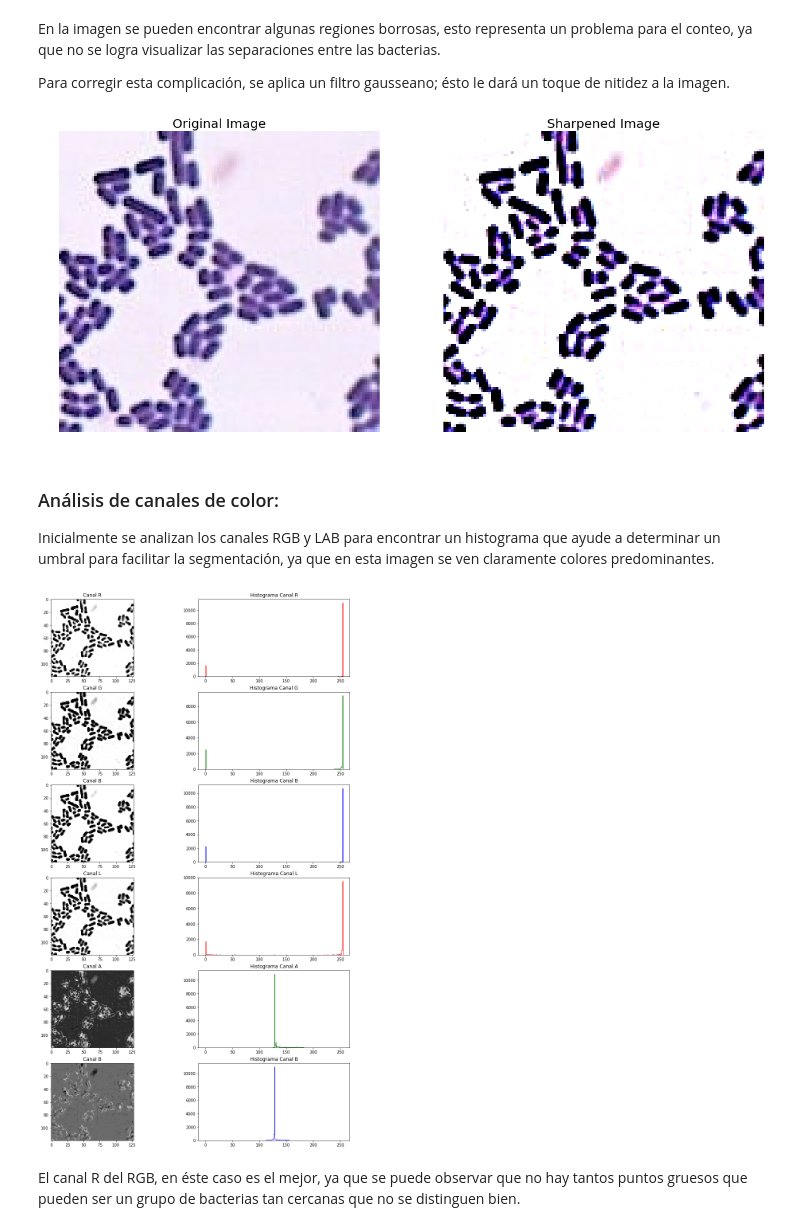
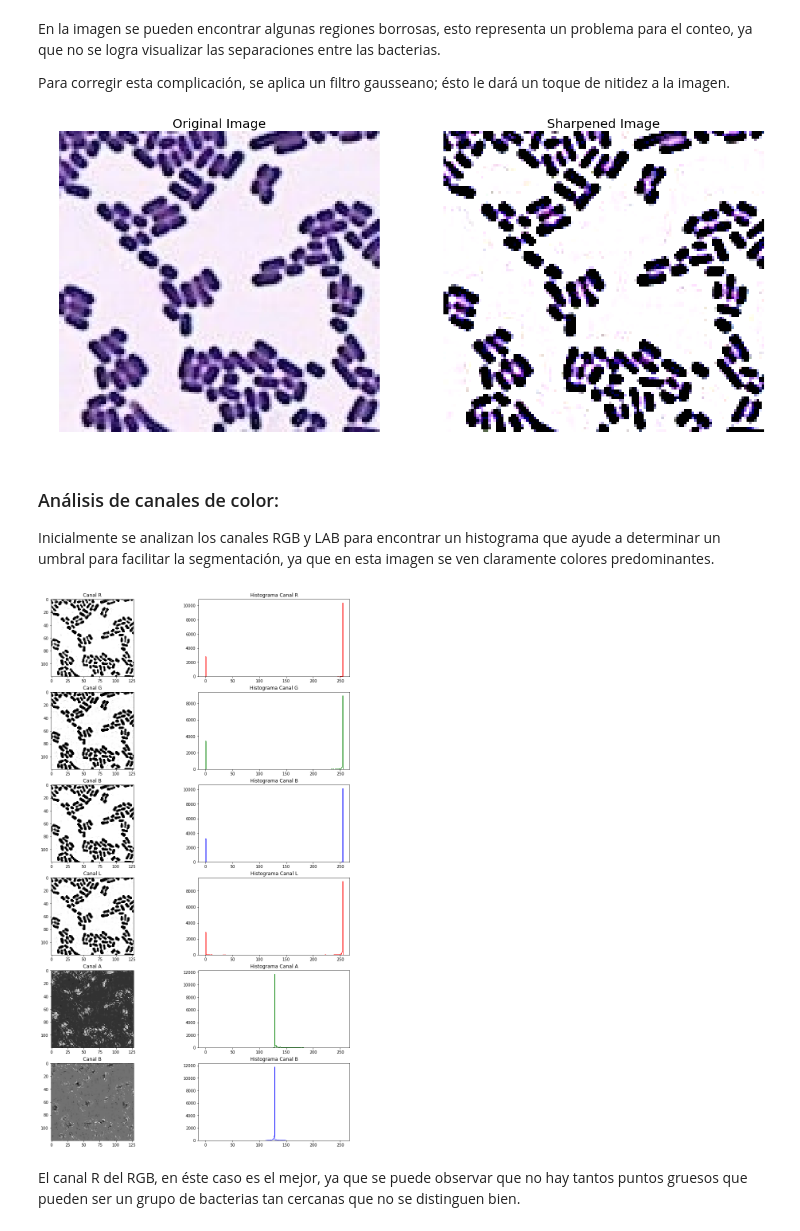
Before and after one commit to cdbolivarz/VA_G6_PropAdquis, a Jupyter notebook: Desarrollo_solucion.ipynb, the cells around one changed output. Saved outputs shown, nothing was run; the diff lists cells and outputs as text; code cells hidden in the pictures.

```diff
--- a/Desarrollo_solucion.ipynb
+++ b/Desarrollo_solucion.ipynb
@@ -64,20 +64,20 @@ En la imagen se pueden encontrar algunas regiones borrosas, esto representa un p
 
 Para corregir esta complicación, se aplica un filtro gausseano; ésto le dará un toque de nitidez a la imagen.
 # %%
-im = cv2.imread("res/bacterias/1 (19).jpeg", cv2.IMREAD_COLOR)
+im = cv2.imread("res/bacterias/1 (6).jpeg", cv2.IMREAD_COLOR)
 im  = cv2.cvtColor(im, cv2.COLOR_BGR2RGB)
 
 im_blurred = cv2.GaussianBlur(im, (9,9), 100)
 img = cv2.addWeighted(im, 1.0 + 3.0, im_blurred, -3.0, 0)
 
 plt.figure(figsize=(20,10))
 plt.subplot(121),plt.imshow(im),
 plt.axis('off'), plt.title('Original Image', size=20)
 plt.subplot(122),plt.imshow(img),
 plt.axis('off'), plt.title('Sharpened Image', size=20)
 plt.show()
 # %% [output]
-[figure, old version]
+[figure, new version]
 # %% [markdown]
 ### Análisis de canales de color:
 Inicialmente se analizan los canales RGB y LAB para encontrar un histograma que ayude a determinar un umbral para facilitar la segmentación, ya que en esta imagen se ven claramente colores predominantes.
@@ -140,7 +140,7 @@ arreglo_plots[5,1].hist(img_array_i,histtype='step', bins=255,
 
 plt.show()
 # %% [output]
-[figure, old version]
+[figure, new version]
 # %% [markdown]
 El canal R del RGB, en éste caso es el mejor, ya que se puede observar que no hay tantos puntos gruesos que pueden ser un grupo de bacterias tan cercanas que no se distinguen bien.
 # %% [markdown]
```
Also changed, not shown: parts of 10 cells of this notebook.
